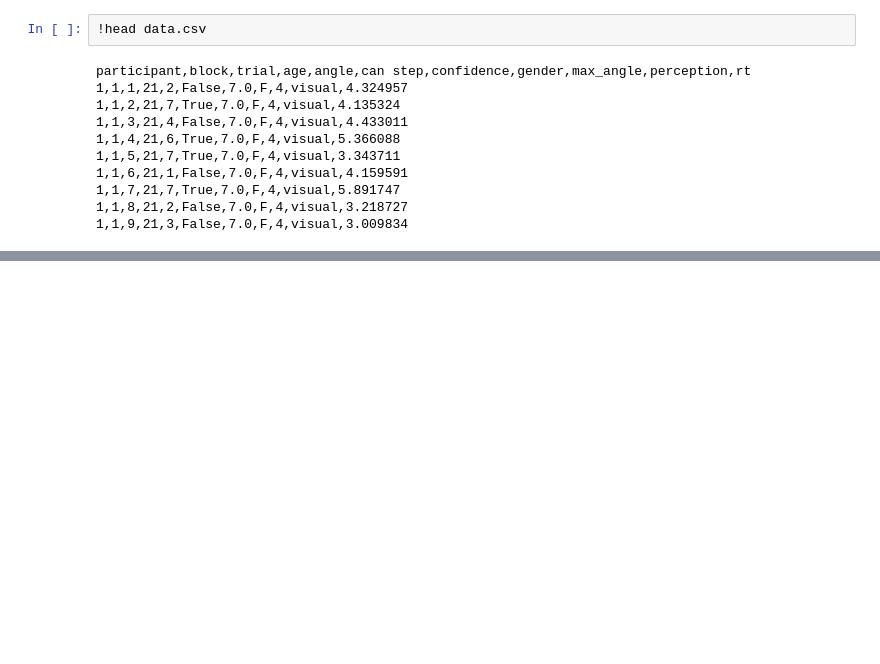
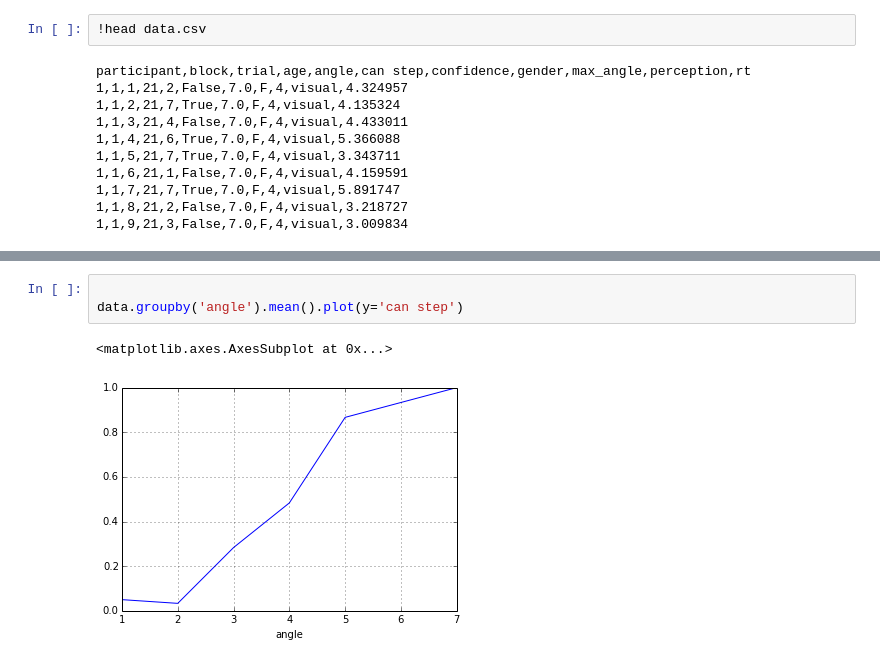
Before and after one commit to hsharrison/open-source-science-workshop, a Jupyter notebook: sessions/2014-07-02/3-stats.ipynb, the cells around one changed output, grey strips where cells are left out. Cells and saved outputs as stored; diff of their text form; blank space fills up the shorter version.

```diff
--- a/sessions/2014-07-02/3-stats.ipynb
+++ b/sessions/2014-07-02/3-stats.ipynb
@@ -55 +53,7 @@ data
 420 rows × 8 columns
+# %%
+
+data.groupby('angle').mean().plot(y='can step')
+# %% [output]
+<matplotlib.axes.AxesSubplot at 0x...>
+[figure, added]
```
Also changed, not shown: parts of 30 cells of this notebook, 1 other file.
